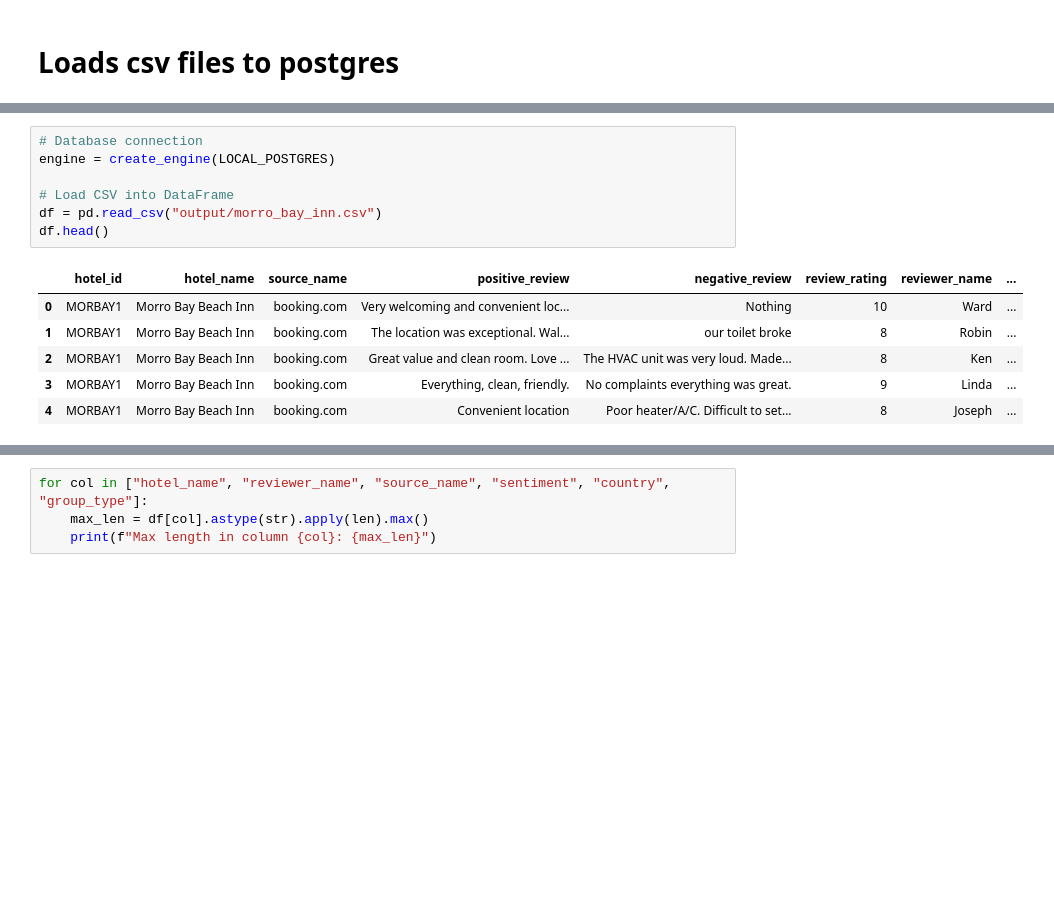
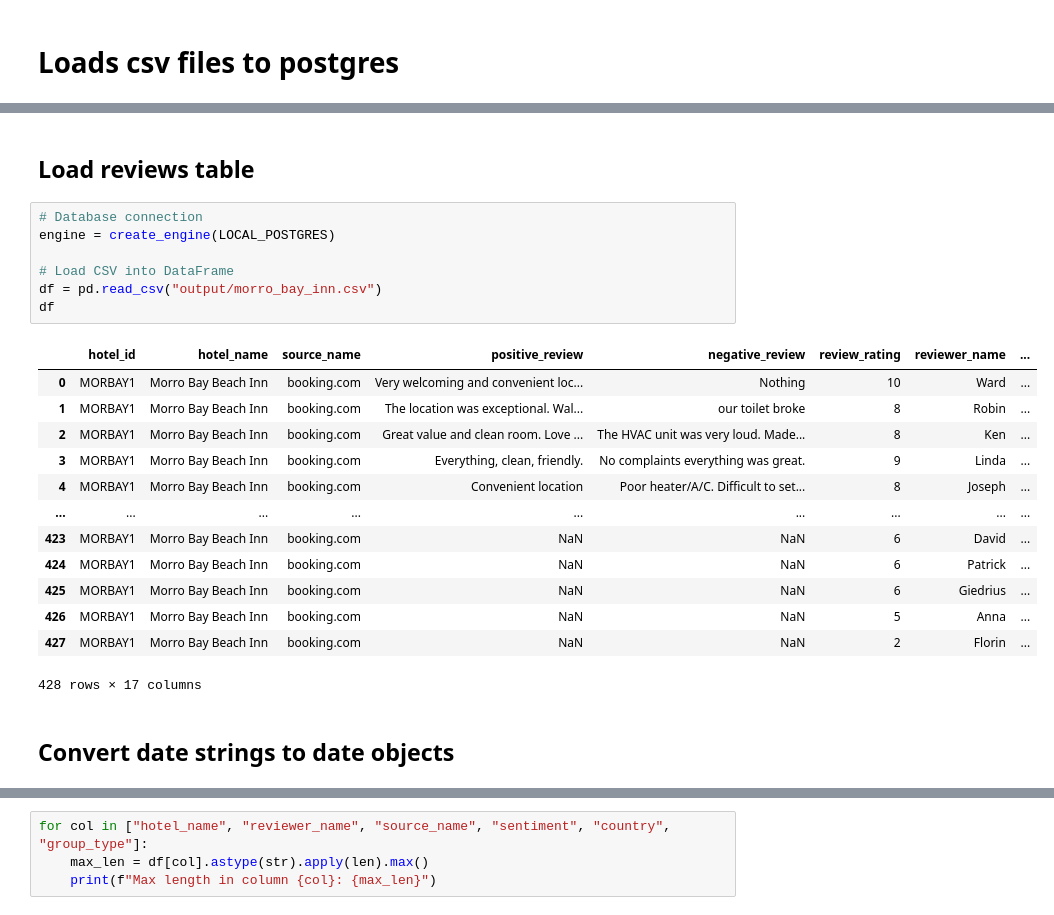
Before and after one commit to Gareth1995/review-webscraper, a Jupyter notebook: csv_to_postgres.ipynb, the cells around one changed output, grey strips where cells are left out. Drawn from its saved outputs; the diff is of its cells as text; blank space fills up the shorter version.

```diff
--- a/csv_to_postgres.ipynb
+++ b/csv_to_postgres.ipynb
@@ -13,16 +19,27 @@ LOCAL_POSTGRES = os.getenv('LOCAL_POSTGRES')
+# %% [markdown]
+## Load reviews table
 # %%
 # Database connection
 engine = create_engine(LOCAL_POSTGRES)
 
 # Load CSV into DataFrame
 df = pd.read_csv("output/morro_bay_inn.csv")
-df.head()
+df
 # %% [output]
 |  | hotel_id | hotel_name | source_name | positive_review | negative_review | review_rating | reviewer_name | ... |
 | 0 | MORBAY1 | Morro Bay Beach Inn | booking.com | Very welcoming and convenient loc... | Nothing | 10 | Ward | ... |
 | 1 | MORBAY1 | Morro Bay Beach Inn | booking.com | The location was exceptional. Wal... | our toilet broke | 8 | Robin | ... |
 | 2 | MORBAY1 | Morro Bay Beach Inn | booking.com | Great value and clean room. Love ... | The HVAC unit was very loud. Made... | 8 | Ken | ... |
 | 3 | MORBAY1 | Morro Bay Beach Inn | booking.com | Everything, clean, friendly. | No complaints everything was great. | 9 | Linda | ... |
 | 4 | MORBAY1 | Morro Bay Beach Inn | booking.com | Convenient location | Poor heater/A/C. Difficult to set... | 8 | Joseph | ... |
+| ... | ... | ... | ... | ... | ... | ... | ... | ... |
+| 423 | MORBAY1 | Morro Bay Beach Inn | booking.com | NaN | NaN | 6 | David | ... |
+| 424 | MORBAY1 | Morro Bay Beach Inn | booking.com | NaN | NaN | 6 | Patrick | ... |
+| 425 | MORBAY1 | Morro Bay Beach Inn | booking.com | NaN | NaN | 6 | Giedrius | ... |
+| 426 | MORBAY1 | Morro Bay Beach Inn | booking.com | NaN | NaN | 5 | Anna | ... |
+| 427 | MORBAY1 | Morro Bay Beach Inn | booking.com | NaN | NaN | 2 | Florin | ... |
+428 rows × 17 columns
+# %% [markdown]
+## Convert date strings to date objects
 # %%
 # convert dates to date objects
```
Also changed, not shown: parts of 6 cells of this notebook.
